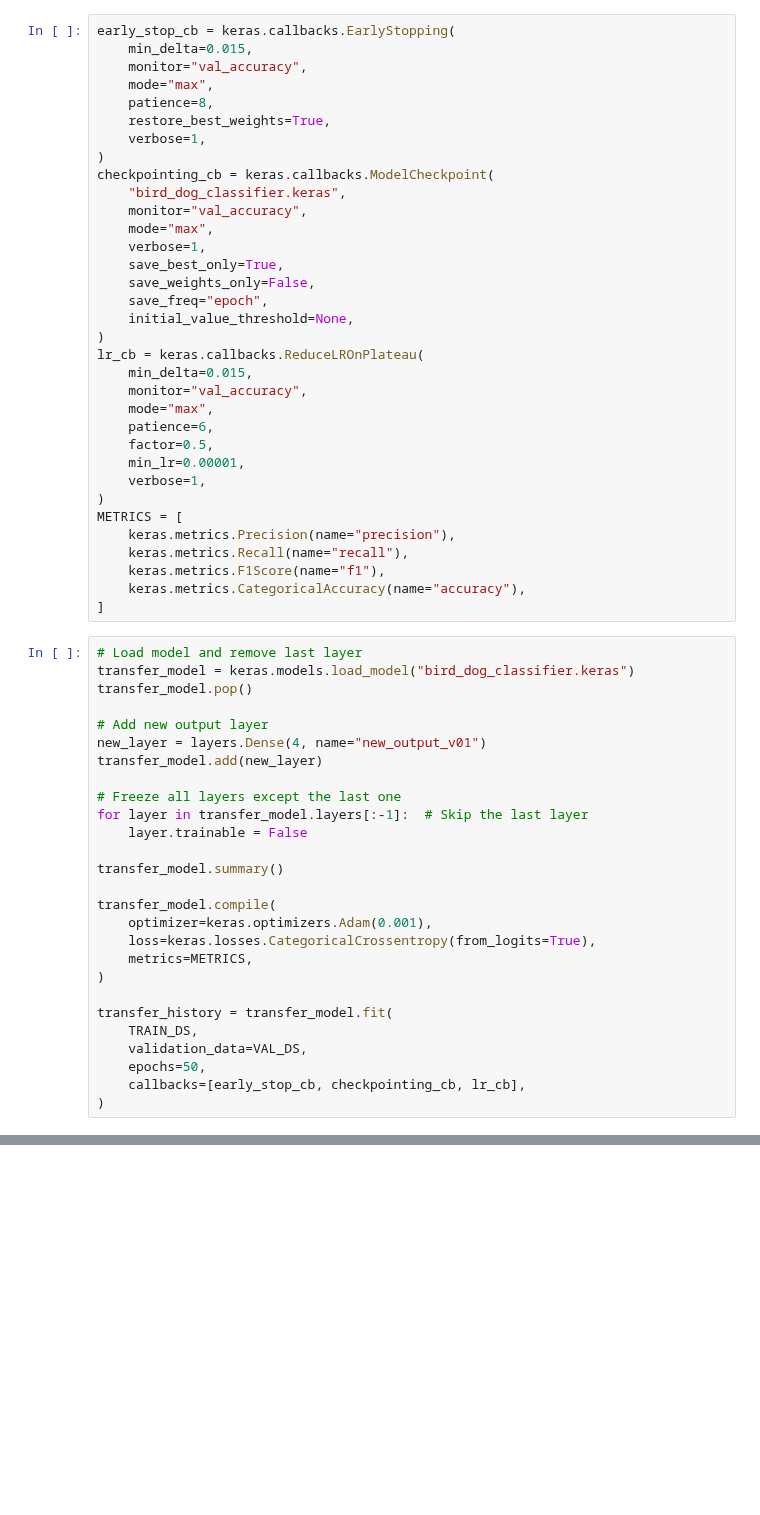
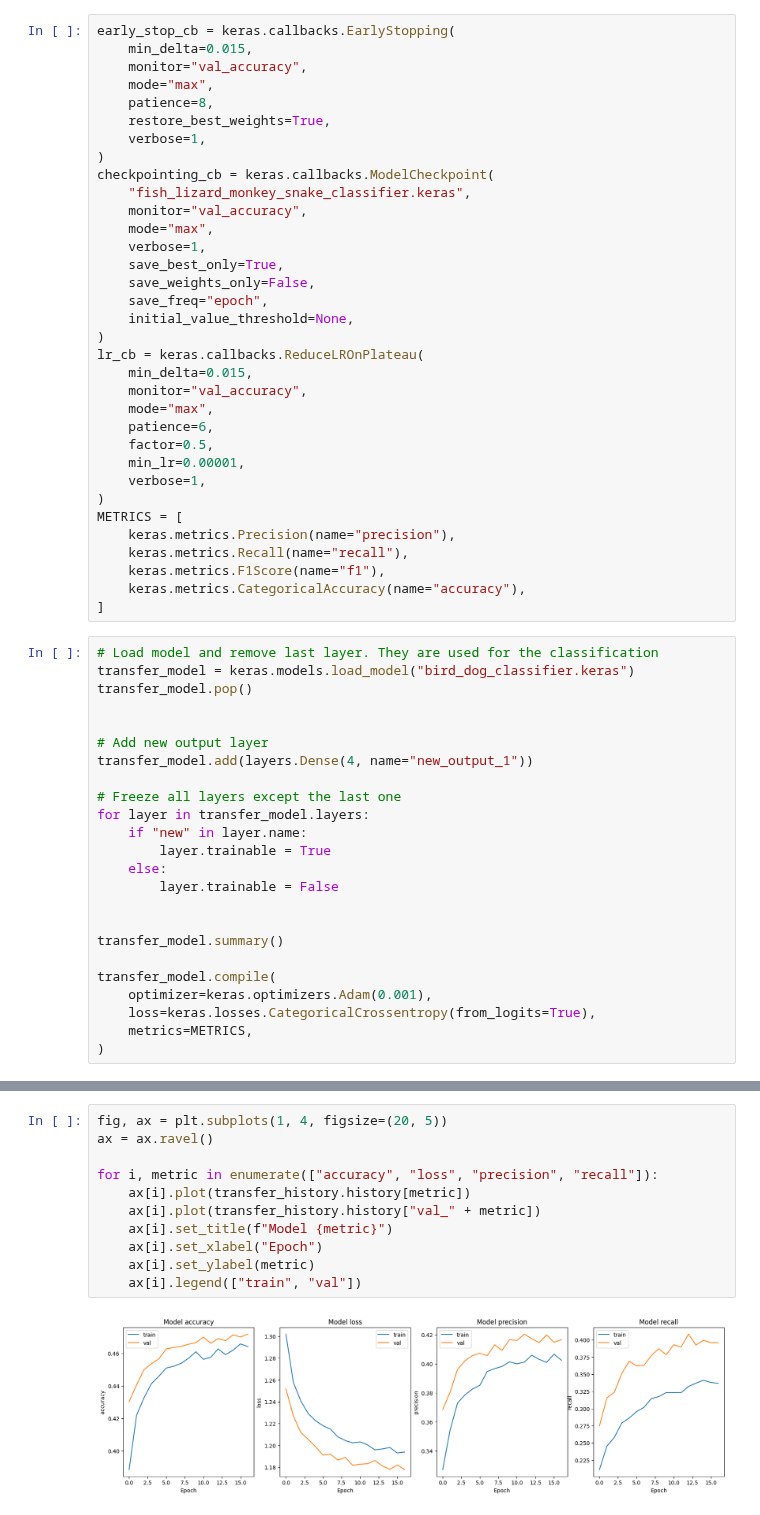
Before and after one commit to AngryBacteria/deeplearning-project-gujen1-steij14, a Jupyter notebook: imagenet_transfer.ipynb, the cells around one changed output, grey strips where cells are left out. Saved outputs shown, nothing was run; the diff lists cells and outputs as text; blank space fills up the shorter version.

Commit message:
transfer learning

```diff
--- a/imagenet_transfer.ipynb
+++ b/imagenet_transfer.ipynb
@@ -33,7 +39,7 @@ early_stop_cb = keras.callbacks.EarlyStopping(
     verbose=1,
 )
 checkpointing_cb = keras.callbacks.ModelCheckpoint(
-    "bird_dog_classifier.keras",
+    "fish_lizard_monkey_snake_classifier.keras",
     monitor="val_accuracy",
     mode="max",
     verbose=1,
@@ -58,17 +64,21 @@ METRICS = [
     keras.metrics.CategoricalAccuracy(name="accuracy"),
 ]
 # %%
-# Load model and remove last layer
+# Load model and remove last layer. They are used for the classification
 transfer_model = keras.models.load_model("bird_dog_classifier.keras")
 transfer_model.pop()
 
+
 # Add new output layer
-new_layer = layers.Dense(4, name="new_output_v01")
-transfer_model.add(new_layer)
+transfer_model.add(layers.Dense(4, name="new_output_1"))
 
 # Freeze all layers except the last one
-for layer in transfer_model.layers[:-1]:  # Skip the last layer
-    layer.trainable = False
+for layer in transfer_model.layers:
+    if "new" in layer.name:
+        layer.trainable = True
+    else:
+        layer.trainable = False
+
 
 transfer_model.summary()
 
@@ -77,10 +87,3 @@ transfer_model.compile(
     loss=keras.losses.CategoricalCrossentropy(from_logits=True),
     metrics=METRICS,
 )
-
-transfer_history = transfer_model.fit(
-    TRAIN_DS,
-    validation_data=VAL_DS,
-    epochs=50,
-    callbacks=[early_stop_cb, checkpointing_cb, lr_cb],
-)
@@ -86,0 +138,13 @@ transfer_history = transfer_model.fit(
+# %%
+fig, ax = plt.subplots(1, 4, figsize=(20, 5))
+ax = ax.ravel()
+
+for i, metric in enumerate(["accuracy", "loss", "precision", "recall"]):
+    ax[i].plot(transfer_history.history[metric])
+    ax[i].plot(transfer_history.history["val_" + metric])
+    ax[i].set_title(f"Model {metric}")
+    ax[i].set_xlabel("Epoch")
+    ax[i].set_ylabel(metric)
+    ax[i].legend(["train", "val"])
+# %% [output]
+[figure, added]
```
Also changed, not shown: parts of 4 cells of this notebook, 4 other files.
